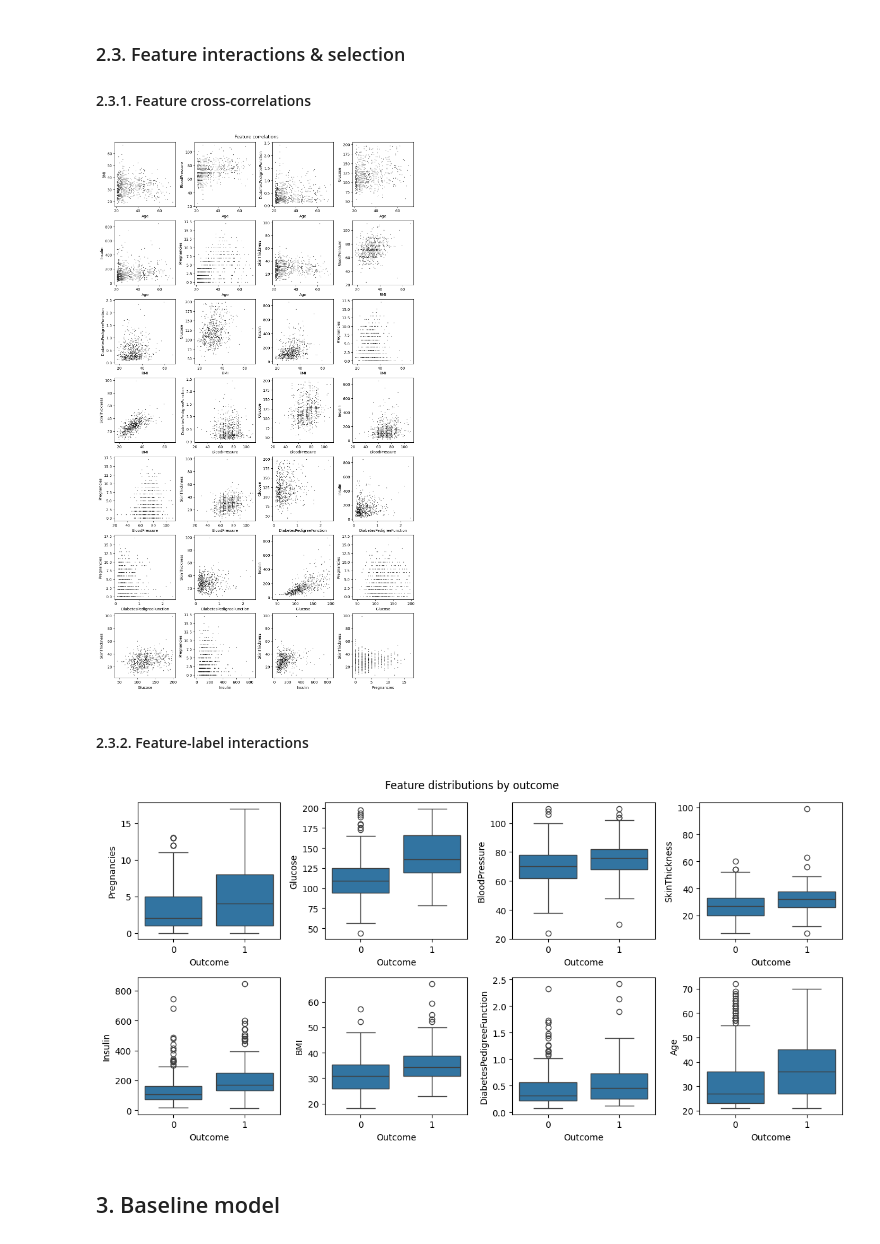
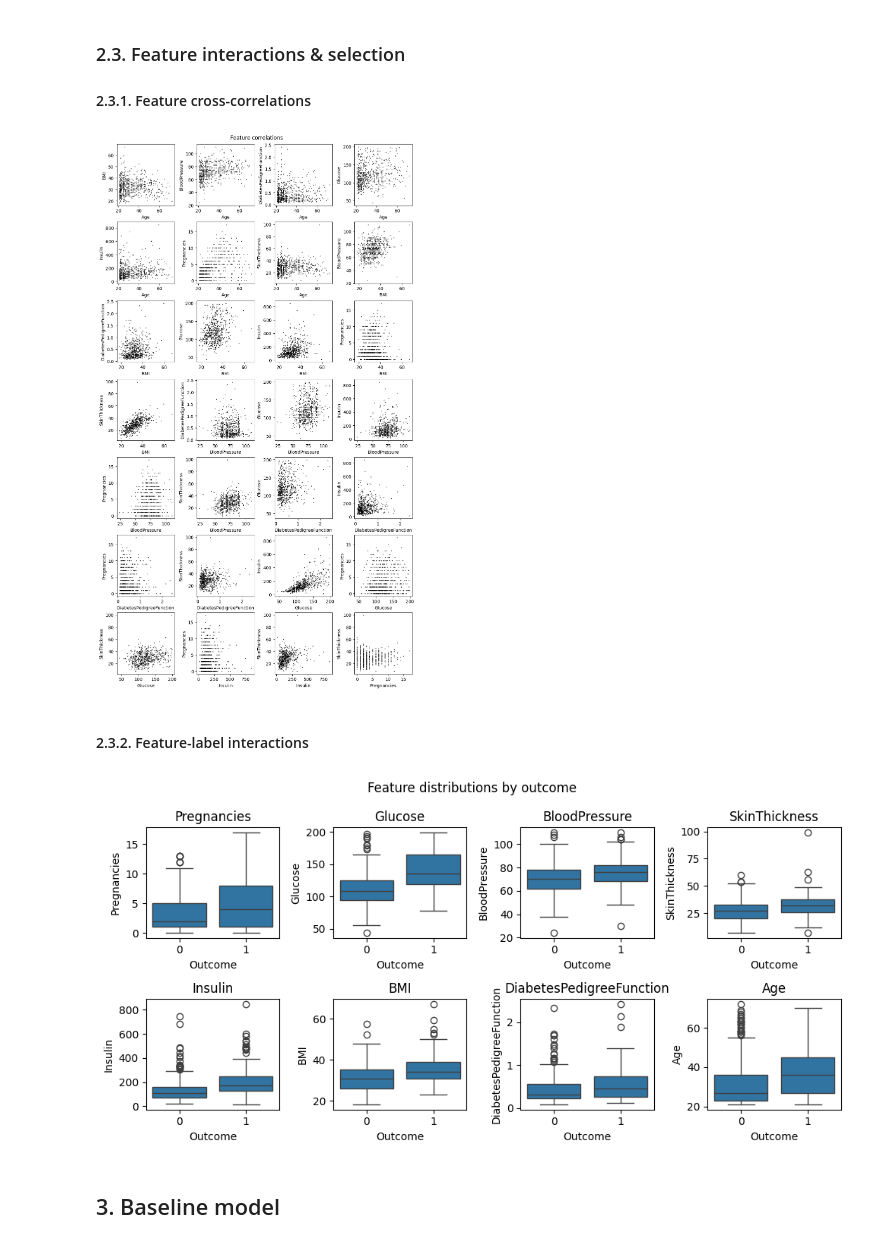
Before and after one commit to 4GeeksAcademy/gperdrizet-decision-trees, a Jupyter notebook: src/01-decision_tree_solution.ipynb, the cells around one changed output. Cells and saved outputs as stored; diff of their text form; code cells hidden in the pictures.

```diff
--- a/src/01-decision_tree_solution.ipynb
+++ b/src/01-decision_tree_solution.ipynb
@@ -145,7 +145,7 @@ testing_df[imputed_features]=knn_imputer.transform(testing_df[imputed_features])
 # %%
 features=['Pregnancies','Glucose','BloodPressure','SkinThickness','Insulin','BMI','DiabetesPedigreeFunction','Age']
 
-fig, axs=plt.subplots(2,4, figsize=(12,6))
+fig, axs=plt.subplots(2,4, figsize=(10,5))
 axs=axs.flatten()
 
 fig.suptitle('Feature distributions')
@@ -167,32 +167,33 @@ from itertools import combinations
 
 feature_pairs=sorted(map(sorted, combinations(set(features), 2)))
 rows=len(feature_pairs) // 4
-fig, axs=plt.subplots(rows,4, figsize=(12,rows*3), layout='constrained')
+fig, axs=plt.subplots(rows,4, figsize=(10,rows*2.5), layout='constrained')
 axs=axs.flatten()
 
 fig.suptitle('Feature correlations')
 
 for i, feature_pair in enumerate(feature_pairs):
-    axs[i].scatter(training_df[feature_pair[0]], training_df[feature_pair[1]], color='black', s=0.3)
+    axs[i].scatter(training_df[feature_pair[0]], training_df[feature_pair[1]], color='black', s=0.5)
     axs[i].set_xlabel(feature_pair[0])
     axs[i].set_ylabel(feature_pair[1])
 # %% [output]
-[figure, old version]
+[figure, new version]
 # %% [markdown]
 #### 2.3.2. Feature-label interactions
 # %%
-fig, axs=plt.subplots(2,4, figsize=(12,6))
+fig, axs=plt.subplots(2,4, figsize=(10,5))
 axs=axs.flatten()
 
 fig.suptitle('Feature distributions by outcome')
 
 for i, feature in enumerate(features):
 
     sns.boxplot(training_df, x='Outcome', y=feature, ax=axs[i])
+    axs[i].set_title(feature)
 
 fig.tight_layout()
 # %% [output]
-[figure, old version]
+[figure, new version]
 # %% [markdown]
 ## 3. Baseline model
 # %%
```
Also changed, not shown: parts of 9 cells of this notebook.
